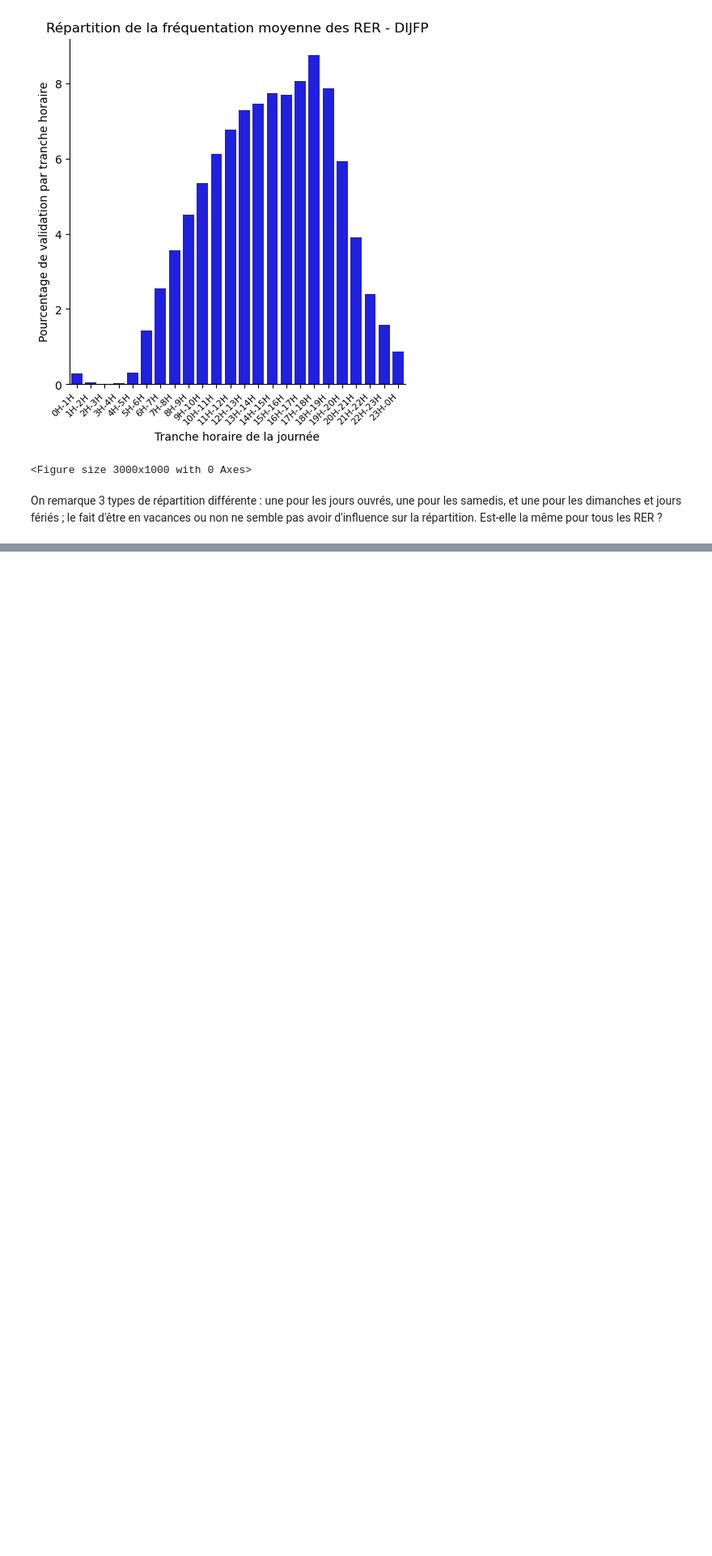
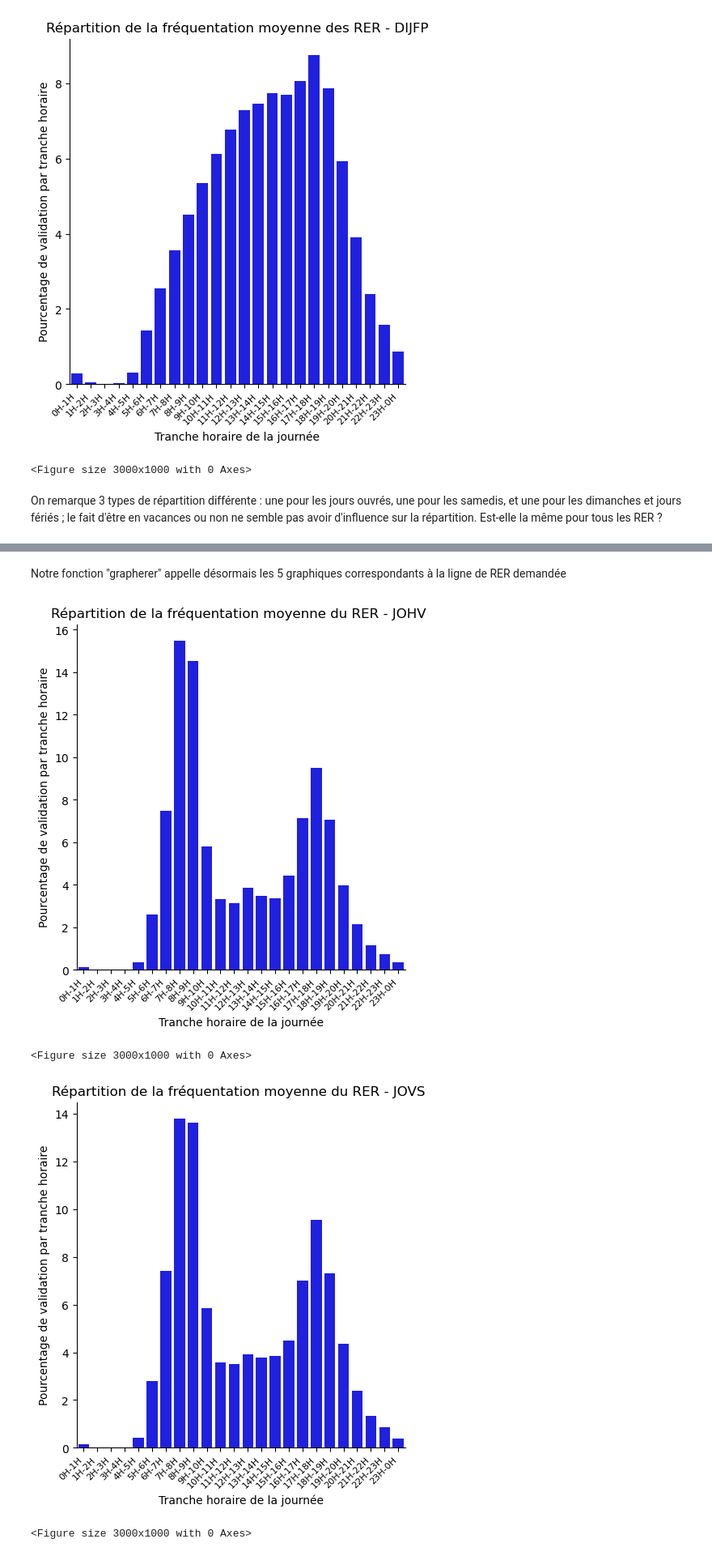
Before and after one commit to jlechat/Frequentation-des-stations-de-TC-en-Ile-de-France, a Jupyter notebook: 2- Statistiques descriptives/SD_profil_2023.ipynb, the cells around one changed output, grey strips where cells are left out. Shown at 81% size. Saved outputs shown, nothing was run; the diff lists cells and outputs as text; code cells hidden in the pictures; blank space fills up the shorter version.

```diff
--- a/2- Statistiques descriptives/SD_profil_2023.ipynb
+++ b/2- Statistiques descriptives/SD_profil_2023.ipynb
@@ -249,42 +250,26 @@ plt.show()
 <Figure size 3000x1000 with 0 Axes>
 # %% [markdown]
 On remarque 3 types de répartition différente : une pour les jours ouvrés, une pour les samedis, et une pour les dimanches et jours fériés ; le fait d'être en vacances ou non ne semble pas avoir d'influence sur la répartition. Est-elle la même pour tous les RER ?
-# %%
-jour = ['JOHV', 'JOVS', 'SAHV', 'SAVS', 'DIJFP']
-
-for i,j in enumerate(jour) :
-    i = profil[profil['cat_jour'] == j]
-    val_moy_jour = i.groupby(['cat_jour', 'horaire']).agg({'%_val' : 'mean'})
-    repartition = sns.catplot(x='horaire', y='%_val', data=val_moy_jour, kind = "bar", height = 5, aspect = 1, color = "blue", order = heures_triees)
-    ax = repartition.ax
-    plt.xticks(rotation=45, ha='right', fontsize=8)
-    plt.figure(figsize=(30, 10))
-    ax.set_xlabel('Tranche horaire de la journée')
-    ax.set_ylabel('Pourcentage de validation par tranche horaire')
-    ax.set_title(f"Répartition de la fréquentation moyenne des RER - {j}")
-
-plt.show()
 # %%
 noms_rer = ['RER A', 'RER B', 'RER C', 'RER D', 'RER E']
-bonneaventure ={}
+cat_rer ={}
 
-for i in noms_rer:
-    profil_rer = profil[profil["rer"] == i ]
-    bonneaventure[i] =profil_rer
+# On définit les sous groupes du dataframe qui regroupent chaque ligne de RER
+for rer in noms_rer:
+    profil_rer = profil[profil["rer"] == rer ]
+    cat_rer[rer] = profil_rer
 # %%
 jour = ['JOHV', 'JOVS', 'SAHV', 'SAVS', 'DIJFP']
 
-def bonnemesaventure(k):
-    for i,j in enumerate(jour) :
-        i = k[k['cat_jour'] == j]
-        val_moy_jour = i.groupby(['cat_jour', 'horaire']).agg({'%_val' : 'mean'})
+def grapherer(k):
+    for data,cat in enumerate(jour) :
+        data = profil[profil['cat_jour'] == cat]
+        val_moy_jour = data.groupby(['cat_jour', 'horaire']).agg({'%_val' : 'mean'})
         repartition = sns.catplot(x='horaire', y='%_val', data=val_moy_jour, kind = "bar", height = 5, aspect = 1, color = "blue", order = heures_triees)
         ax = repartition.ax
         plt.xticks(rotation=45, ha='right', fontsize=8)
         plt.figure(figsize=(30, 10))
         ax.set_xlabel('Tranche horaire de la journée')
         ax.set_ylabel('Pourcentage de validation par tranche horaire')
-        ax.set_title(f"Répartition de la fréquentation moyenne des RER - {j}")
-        plt.show()
-
-bonnemesaventure(bonneaventure['RER A'])
+        ax.set_title(f"Répartition de la fréquentation moyenne du RER - {cat} ")
+    plt.show()
@@ -301,0 +276,9 @@ bonnemesaventure(bonneaventure['RER A'])
+# %% [markdown]
+Notre fonction "grapherer" appelle désormais les 5 graphiques correspondants à la ligne de RER demandée
+# %%
+grapherer(cat_rer['RER A'])
+# %% [output]
+[figure, added]
+<Figure size 3000x1000 with 0 Axes>
+[figure, added]
+<Figure size 3000x1000 with 0 Axes>
```
Also changed, not shown: parts of 5 cells of this notebook, 2 other files.
